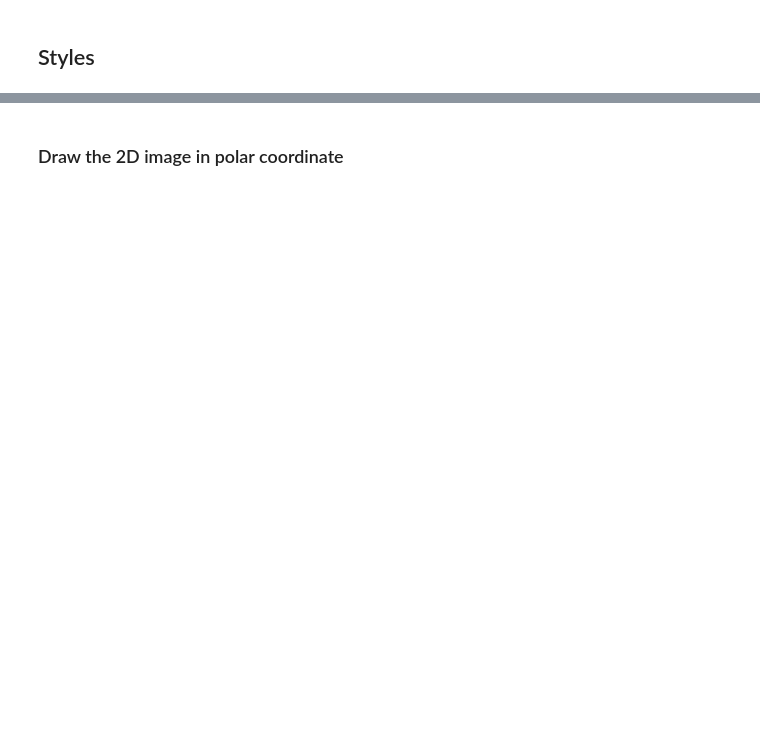
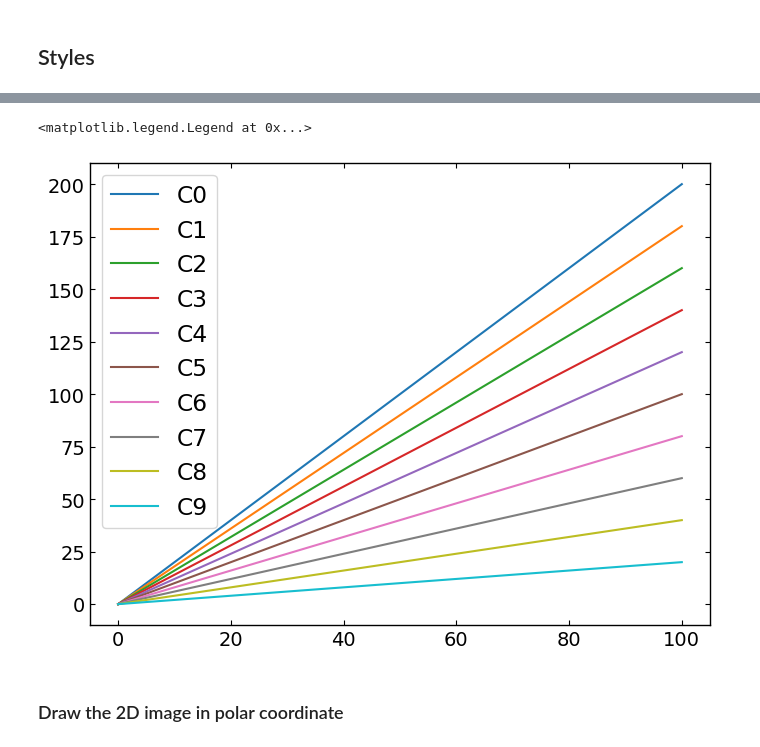
Before and after one commit to astrodoo/CodeExr, a Jupyter notebook: Python/ipynb/matplotlib3.ipynb, the cells around one changed output, grey strips where cells are left out. Saved outputs shown, nothing was run; the diff lists cells and outputs as text; code cells hidden in the pictures; blank space fills up the shorter version.

```diff
--- a/Python/ipynb/matplotlib3.ipynb
+++ b/Python/ipynb/matplotlib3.ipynb
@@ -141,3 +141,30 @@ plt.show()
+# %%
+""" Reference of Colors """
+
+import numpy as np
+import matplotlib.pyplot as plt
+
+x  = np.linspace(0,100,100)
+y0,y1,y2,y3,y4,y5,y6,y7,y8,y9 = 2*x,1.8*x,1.6*x,1.4*x,1.2*x,x,0.8*x,0.6*x,0.4*x,0.2*x
+
+fig = plt.figure(figsize=(8,6))
+ax  = fig.add_subplot(111)
+
+ax.plot(x,y0,label='C0')
+ax.plot(x,y1,label='C1')
+ax.plot(x,y2,label='C2')
+ax.plot(x,y3,label='C3')
+ax.plot(x,y4,label='C4')
+ax.plot(x,y5,label='C5')
+ax.plot(x,y6,label='C6')
+ax.plot(x,y7,label='C7')
+ax.plot(x,y8,label='C8')
+ax.plot(x,y9,label='C9')
+
+ax.legend(loc='best')
+# %% [output]
+<matplotlib.legend.Legend at 0x...>
+[figure, added]
 # %% [markdown]
 ### Draw the 2D image in polar coordinate
 # %%
```
Also changed, not shown: parts of 12 cells of this notebook, 4 other files.
